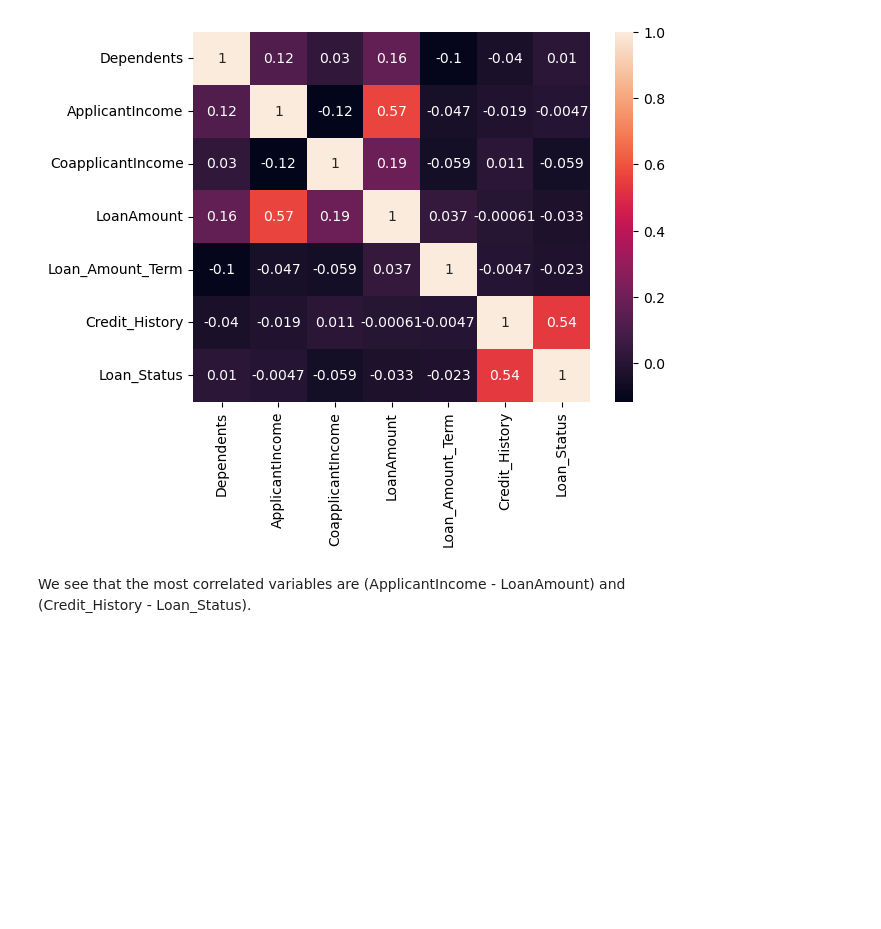
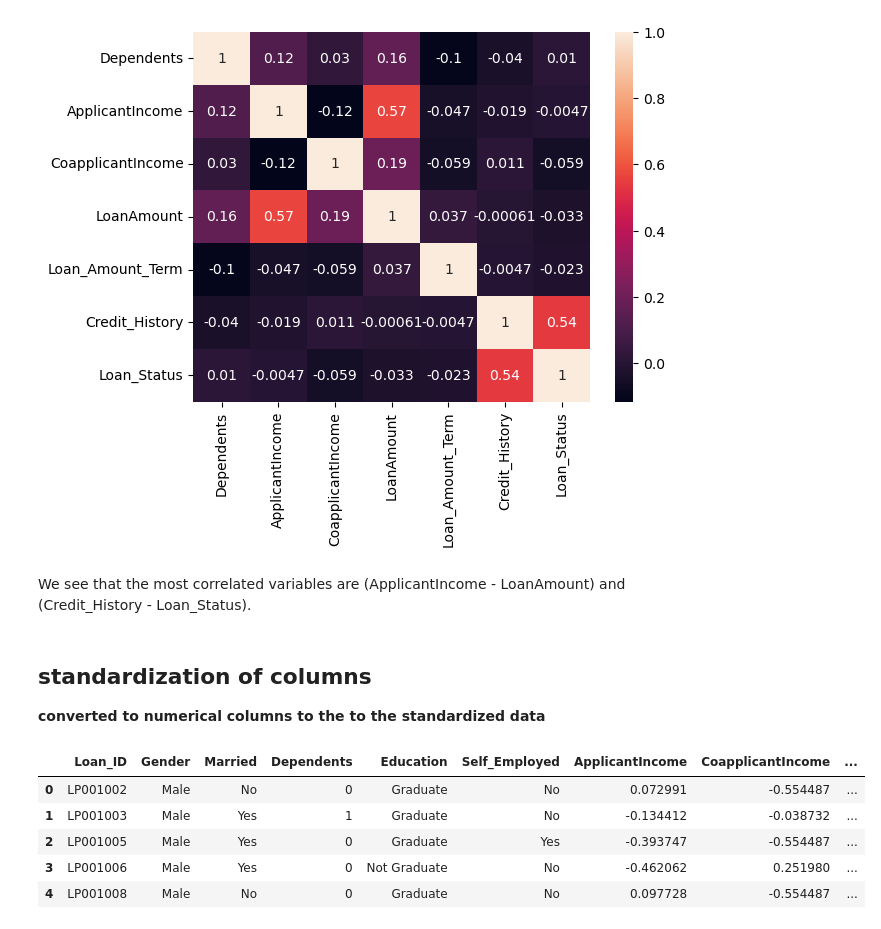
Before and after one commit to pankaj7322/Loan-Prediction, a Jupyter notebook: loan_prediction.ipynb, the cells around one changed output. Saved outputs shown, nothing was run; the diff lists cells and outputs as text; code cells hidden in the pictures; blank space fills up the shorter version.

Commit message:
standardization done

```diff
--- a/loan_prediction.ipynb
+++ b/loan_prediction.ipynb
@@ -720,3 +721,21 @@ sns.heatmap(corr, annot=True)
 [figure]
 # %% [markdown]
 We see that the most correlated variables are (ApplicantIncome - LoanAmount) and (Credit_History - Loan_Status).
+# %% [markdown]
+## standardization of columns
+
+**converted to numerical columns to the to the standardized data**
+# %%
+from sklearn.preprocessing import StandardScaler
+ss = StandardScaler()
+for i in num_columns:
+    df[i] = ss.fit_transform(df[[i]])
+# %%
+df.head()
+# %% [output]
+|  | Loan_ID | Gender | Married | Dependents | Education | Self_Employed | ApplicantIncome | CoapplicantIncome | ... |
+| 0 | LP001002 | Male | No | 0 | Graduate | No | 0.072991 | -0.554487 | ... |
+| 1 | LP001003 | Male | Yes | 1 | Graduate | No | -0.134412 | -0.038732 | ... |
+| 2 | LP001005 | Male | Yes | 0 | Graduate | Yes | -0.393747 | -0.554487 | ... |
+| 3 | LP001006 | Male | Yes | 0 | Not Graduate | No | -0.462062 | 0.251980 | ... |
+| 4 | LP001008 | Male | No | 0 | Graduate | No | 0.097728 | -0.554487 | ... |
```
Also changed, not shown: parts of 8 cells of this notebook.
